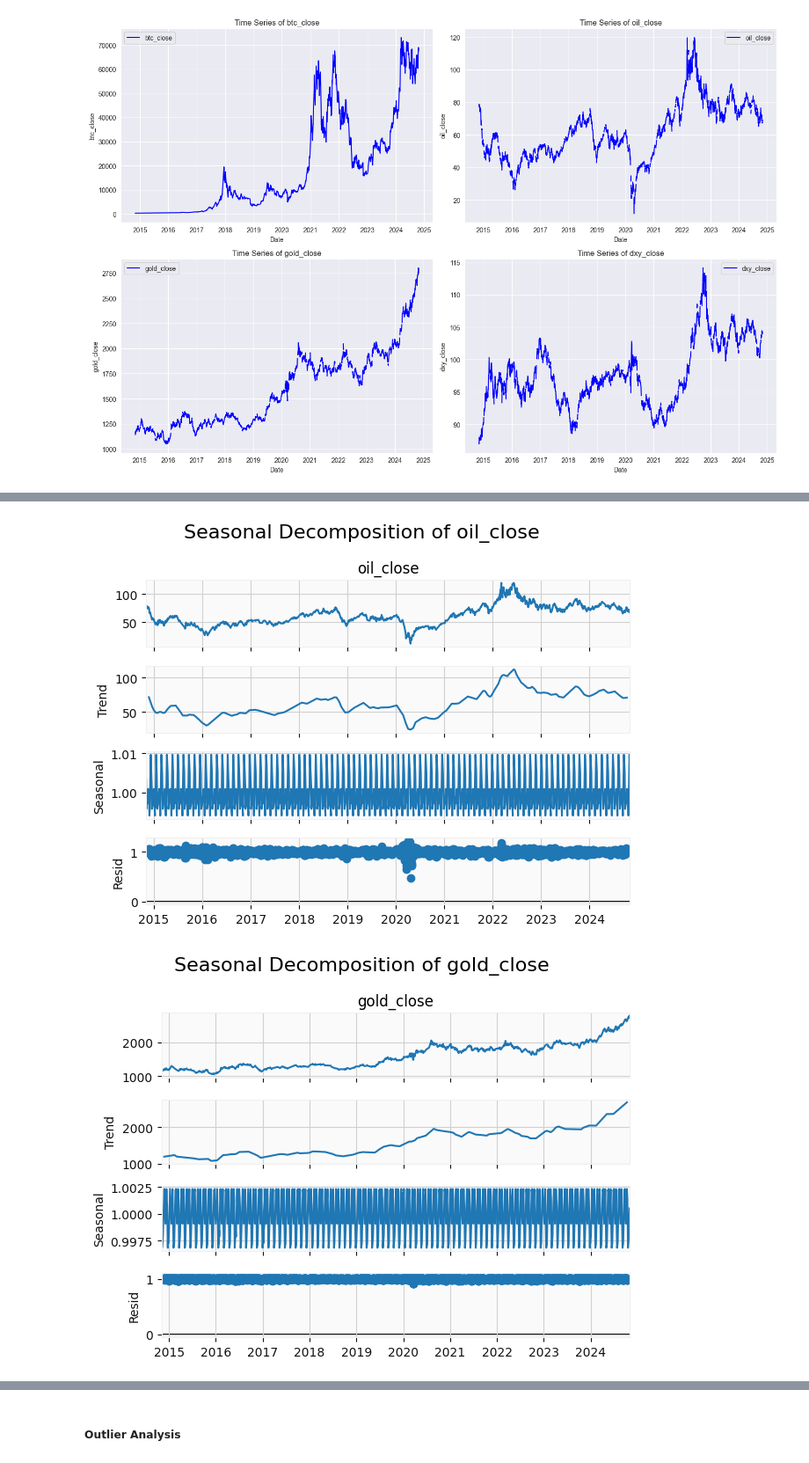
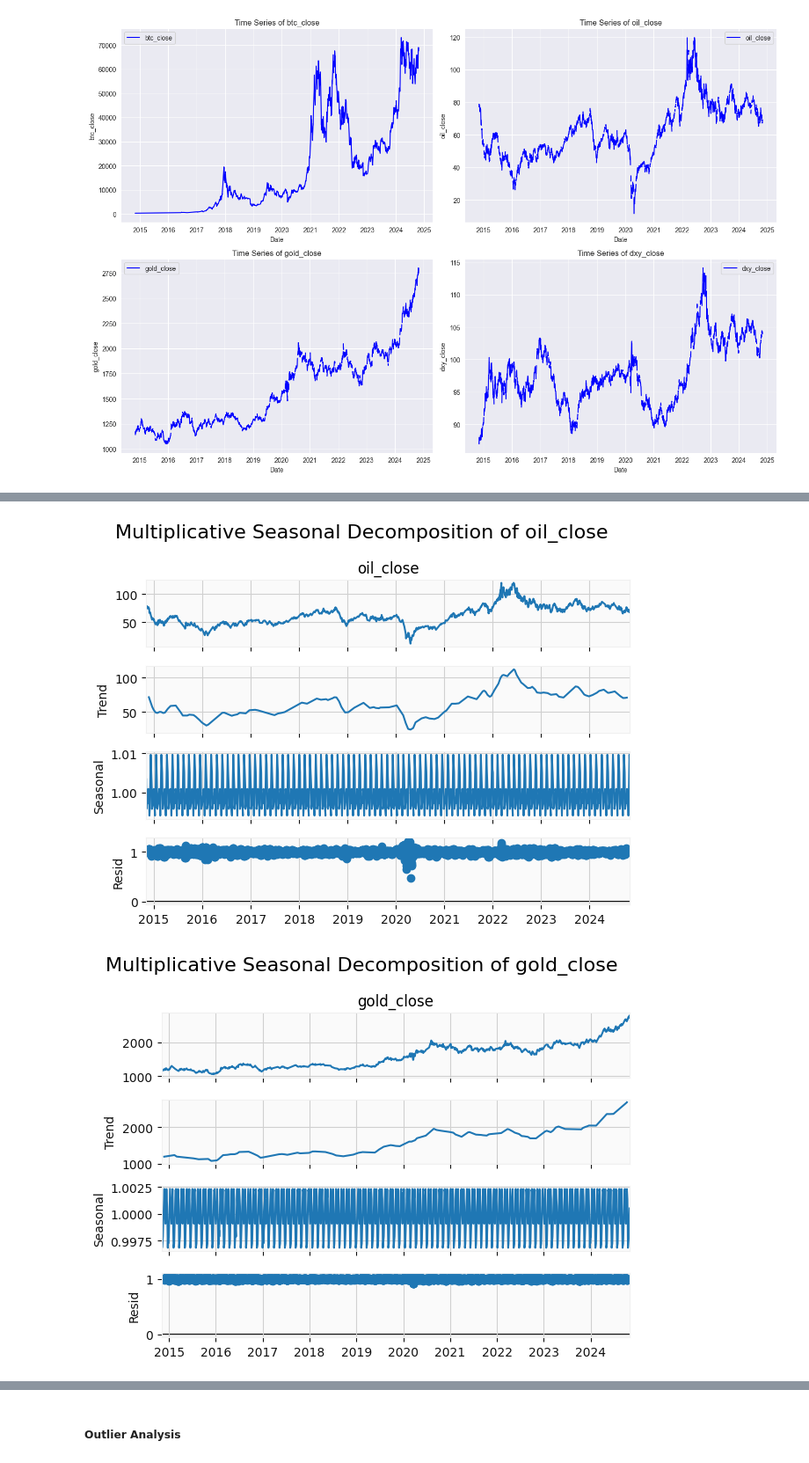
Before and after one commit to coderacheal/Inter-Market-Dynamics-Gold-Oil-Bitcoin-Dollar-Index, a Jupyter notebook: Notebooks/Intramarket Analysis.ipynb, the cells around one changed output, grey strips where cells are left out. Shown at 88% size. Drawn from its saved outputs; the diff is of its cells as text; code cells hidden in the pictures.

```diff
--- a/Notebooks/Intramarket Analysis.ipynb
+++ b/Notebooks/Intramarket Analysis.ipynb
@@ -428,9 +400,7 @@ new_column_order = ['Date', 'DoW', 'Month', 'Year',
 
 df = df[new_column_order]
 # %%
-df.rename(columns={'Title': 'Holiday_Name'}, inplace=True)
+df.drop(columns=['Title'], inplace=True)
-# %%
-df.drop(columns=['Holiday_Name'], inplace=True)
 # %%
 df.head()
 # %% [output]
@@ -627,6 +521,6 @@ for variable in variables:
     fig = decomposition.plot()
     fig.suptitle("")
     plt.subplots_adjust(top=0.85)
-    plt.gcf().text(0.5, 0.95, f"Seasonal Decomposition of {variable}", fontsize=16, ha='center')
+    plt.gcf().text(0.5, 0.95, f"Additive Seasonal Decomposition of {variable}", fontsize=16, ha='center')
     plt.show()
 # %% [output]
@@ -640,6 +534,6 @@ for variable in variables:
     fig = decomposition.plot()
     fig.suptitle("")
     plt.subplots_adjust(top=0.85)
-    plt.gcf().text(0.5, 0.95, f"Seasonal Decomposition of {variable}", fontsize=16, ha='center')
+    plt.gcf().text(0.5, 0.95, f"Multiplicative Seasonal Decomposition of {variable}", fontsize=16, ha='center')
     plt.show()
 # %% [output]
@@ -647,2 +541,2 @@ for variable in variables:
-[figure, old version]
+[figure, new version]
-[figure, old version]
+[figure, new version]
```
Also changed, not shown: parts of 99 cells of this notebook, 20 other files.
